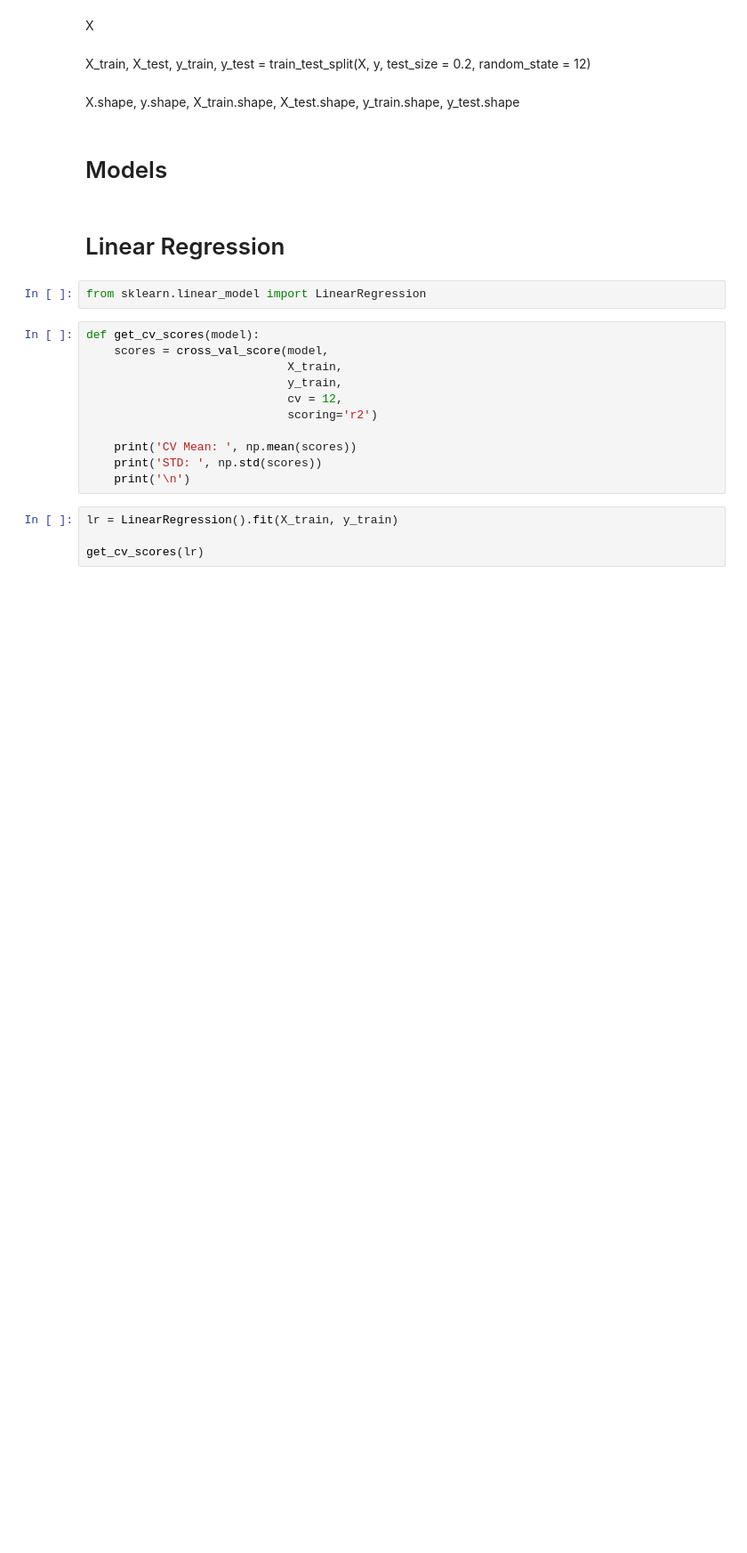
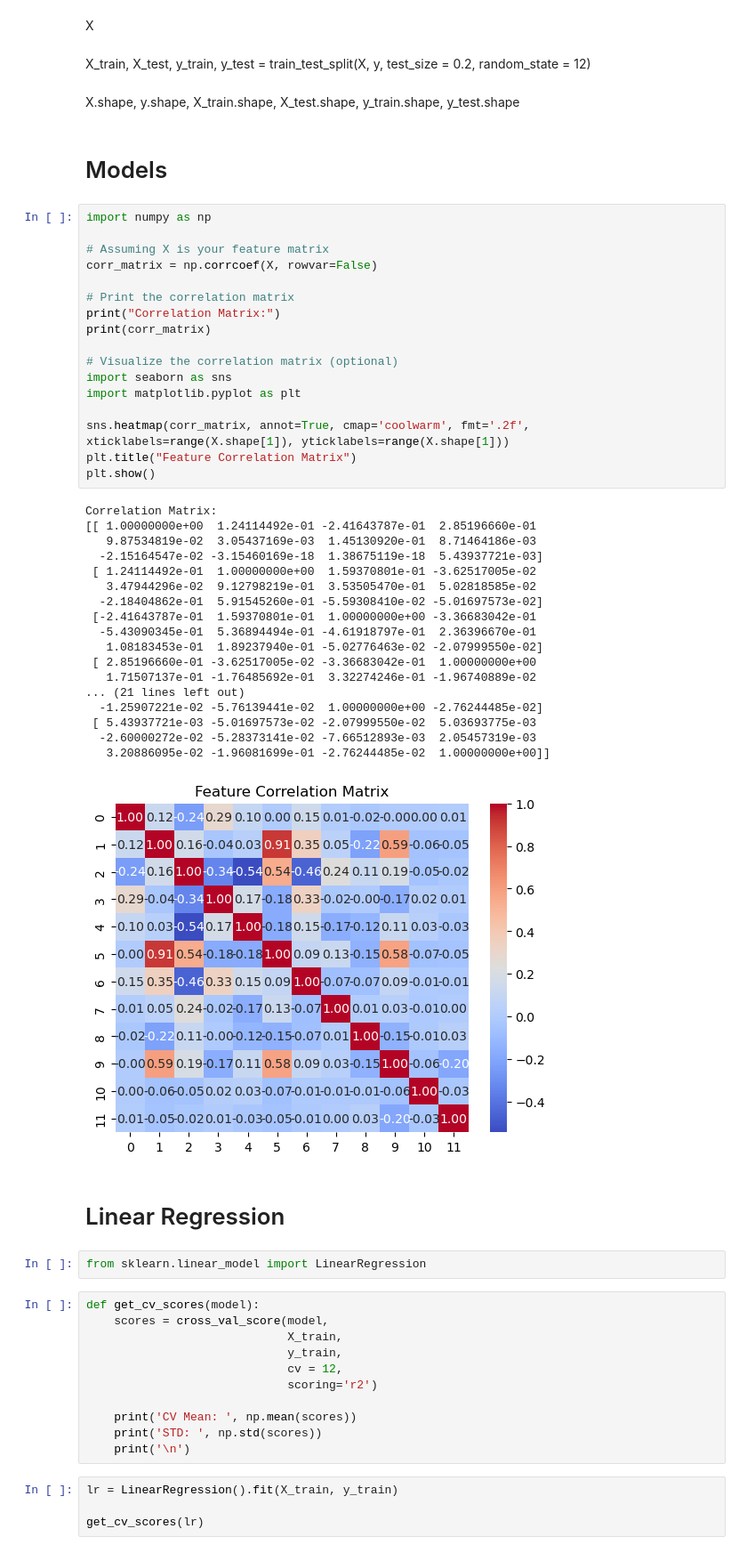
Before and after one commit to izazaka/ML, a Jupyter notebook: nopca.ipynb, the cells around one changed output. Shown at 89% size. Cells and saved outputs as stored; diff of their text form; blank space fills up the shorter version.

```diff
--- a/nopca.ipynb
+++ b/nopca.ipynb
@@ -455,6 +455,42 @@ X_train, X_test, y_train, y_test = train_test_split(X, y, test_size = 0.2, rando
 X.shape, y.shape, X_train.shape, X_test.shape, y_train.shape, y_test.shape
 # %% [markdown]
 # Models
+# %%
+import numpy as np
+
+# Assuming X is your feature matrix
+corr_matrix = np.corrcoef(X, rowvar=False)
+
+# Print the correlation matrix
+print("Correlation Matrix:")
+print(corr_matrix)
+
+# Visualize the correlation matrix (optional)
+import seaborn as sns
+import matplotlib.pyplot as plt
+
+sns.heatmap(corr_matrix, annot=True, cmap='coolwarm', fmt='.2f', xticklabels=range(X.shape[1]), yticklabels=range(X.shape[1]))
+plt.title("Feature Correlation Matrix")
+plt.show()
+# %% [output]
+Correlation Matrix:
+[[ 1.00000000e+00  1.24114492e-01 -2.41643787e-01  2.85196660e-01
+   9.87534819e-02  3.05437169e-03  1.45130920e-01  8.71464186e-03
+  -2.15164547e-02 -3.15460169e-18  1.38675119e-18  5.43937721e-03]
+ [ 1.24114492e-01  1.00000000e+00  1.59370801e-01 -3.62517005e-02
+   3.47944296e-02  9.12798219e-01  3.53505470e-01  5.02818585e-02
+  -2.18404862e-01  5.91545260e-01 -5.59308410e-02 -5.01697573e-02]
+ [-2.41643787e-01  1.59370801e-01  1.00000000e+00 -3.36683042e-01
+  -5.43090345e-01  5.36894494e-01 -4.61918797e-01  2.36396670e-01
+   1.08183453e-01  1.89237940e-01 -5.02776463e-02 -2.07999550e-02]
+ [ 2.85196660e-01 -3.62517005e-02 -3.36683042e-01  1.00000000e+00
+   1.71507137e-01 -1.76485692e-01  3.32274246e-01 -1.96740889e-02
+... (21 lines left out)
+  -1.25907221e-02 -5.76139441e-02  1.00000000e+00 -2.76244485e-02]
+ [ 5.43937721e-03 -5.01697573e-02 -2.07999550e-02  5.03693775e-03
+  -2.60000272e-02 -5.28373141e-02 -7.66512893e-03  2.05457319e-03
+   3.20886095e-02 -1.96081699e-01 -2.76244485e-02  1.00000000e+00]]
+[figure, added]
 # %% [markdown]
 # Linear Regression
 # %%
```
Also changed, not shown: parts of 20 cells of this notebook, 2 other files.
